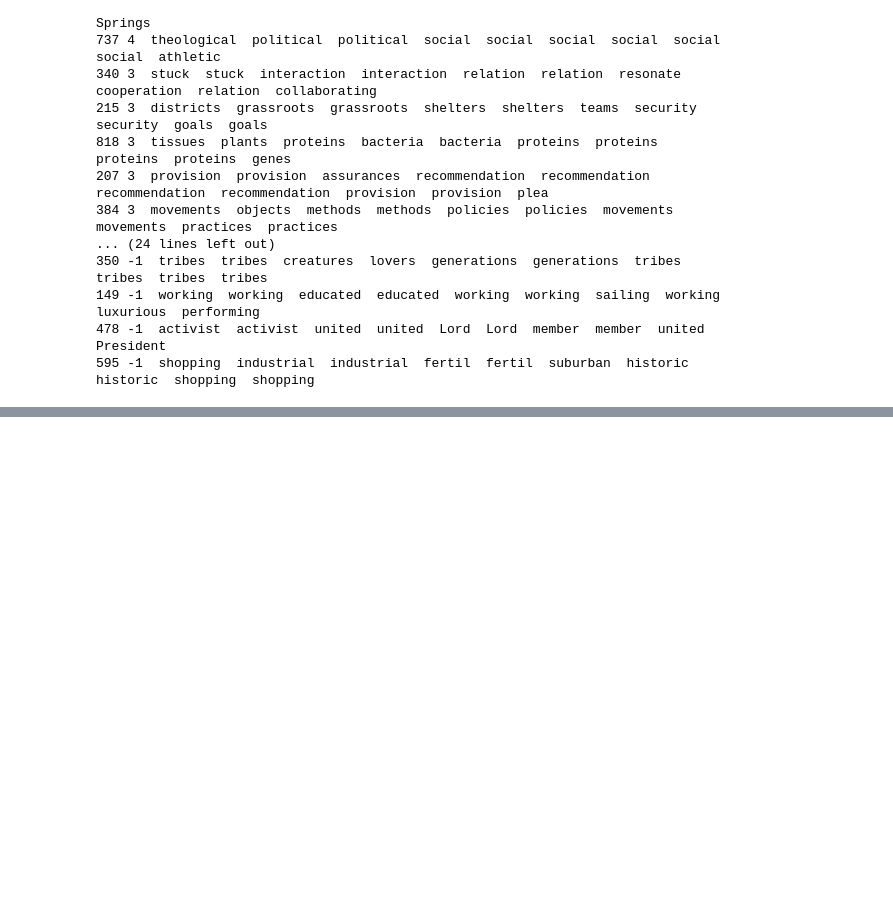
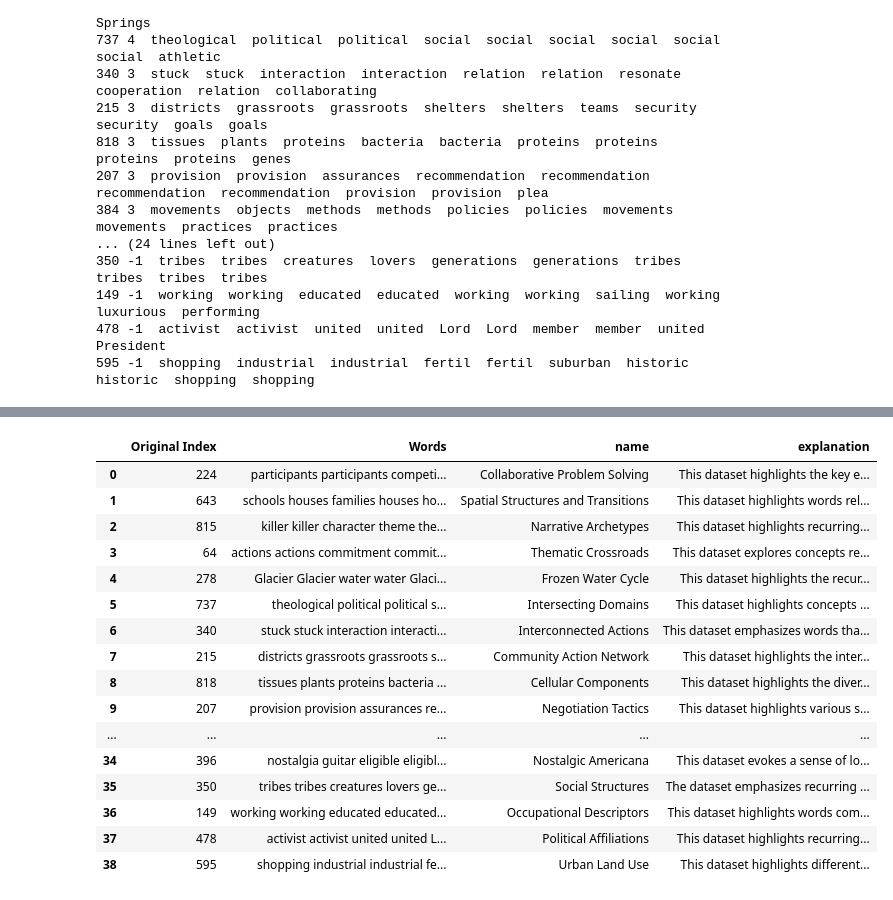
Before and after one commit to manoloFer10/NLP-monosemanticity, a Jupyter notebook: tokens_election_by_LLM.ipynb, the cells around one changed output, grey strips where cells are left out. Saved outputs shown, nothing was run; the diff lists cells and outputs as text; code cells hidden in the pictures; blank space fills up the shorter version.

Commit message:
Generating names and explanations with LLM

```diff
--- a/tokens_election_by_LLM.ipynb
+++ b/tokens_election_by_LLM.ipynb
@@ -39,7 +42,7 @@ class Dataset:
         self.text = text
 # %%
 # Leer el archivo CSV sin usar pandas
-with open('output_tokens.csv') as f:
+with open('tokens.csv') as f:
     reader = csv.reader(f)
     # Convertir cada fila es un objeto Dataset, row debe serun numero consecutivo el peso 5 y concatenando el texto
     filas = [Dataset(i, 5, ' '.join(row)) for i, row in enumerate(reader)]
@@ -118,3 +119,9 @@ df = pd.DataFrame({
 
 output_csv_path = "interpretable_tokens.csv"
 df.to_csv(output_csv_path, index=False, header=False)
+# %%
+df = pd.read_csv('interpretable_tokens.csv')
+df.columns = ['Original Index', 'Words']
+
+
+print(df.head())
@@ -120,0 +170,5 @@ df.to_csv(output_csv_path, index=False, header=False)
+# %%
+text = []
+for w in df['Words']:
+    t = str(giving_name(w))
+    text.append(t)
@@ -120,0 +195,14 @@ df.to_csv(output_csv_path, index=False, header=False)
+# %%
+# Crear DataFrame
+df2 = pd.DataFrame(text, columns=['text'])
+
+# Separar el nombre y la explicación usando la coma como separador
+df2[['name', 'explanation']] = df2['text'].str.split(',', n=1, expand=True)
+
+# Limpiar comillas, espacios y saltos de línea
+df2['name'] = df2['name'].str.replace(r"['\"]", '', regex=True).str.strip()
+df2['explanation'] = df2['explanation'].str.replace(r"['\"]", '', regex=True).str.strip()
+
+# Mostrar el resultado
+df2.drop('text', axis=1, inplace=True)
+print(df2.head())
@@ -120,0 +223,26 @@ df.to_csv(output_csv_path, index=False, header=False)
+# %%
+df_final = pd.concat([df, df2], axis=1)
+
+output_csv_path = "interpretability_final.csv"
+df_final.to_csv(output_csv_path, index=False, header=False)
+df_final.to_excel('df_final.xlsx', index=False)
+# Mostrar el DataFrame
+df_final
+# %% [output]
+|  | Original Index | Words | name | explanation |
+| 0 | 224 | participants participants competi... | Collaborative Problem Solving | This dataset highlights the key e... |
+| 1 | 643 | schools houses families houses ho... | Spatial Structures and Transitions | This dataset highlights words rel... |
+| 2 | 815 | killer killer character theme the... | Narrative Archetypes | This dataset highlights recurring... |
+| 3 | 64 | actions actions commitment commit... | Thematic Crossroads | This dataset explores concepts re... |
+| 4 | 278 | Glacier Glacier water water Glaci... | Frozen Water Cycle | This dataset highlights the recur... |
+| 5 | 737 | theological political political s... | Intersecting Domains | This dataset highlights concepts ... |
+| 6 | 340 | stuck stuck interaction interacti... | Interconnected Actions | This dataset emphasizes words tha... |
+| 7 | 215 | districts grassroots grassroots s... | Community Action Network | This dataset highlights the inter... |
+| 8 | 818 | tissues plants proteins bacteria ... | Cellular Components | This dataset highlights the diver... |
+| 9 | 207 | provision provision assurances re... | Negotiation Tactics | This dataset highlights various s... |
+| ... | ... | ... | ... | ... |
+| 34 | 396 | nostalgia guitar eligible eligibl... | Nostalgic Americana | This dataset evokes a sense of lo... |
+| 35 | 350 | tribes tribes creatures lovers ge... | Social Structures | The dataset emphasizes recurring ... |
+| 36 | 149 | working working educated educated... | Occupational Descriptors | This dataset highlights words com... |
+| 37 | 478 | activist activist united united L... | Political Affiliations | This dataset highlights recurring... |
+| 38 | 595 | shopping industrial industrial fe... | Urban Land Use | This dataset highlights different... |
```
Also changed, not shown: parts of 8 cells of this notebook, 1 other file.
